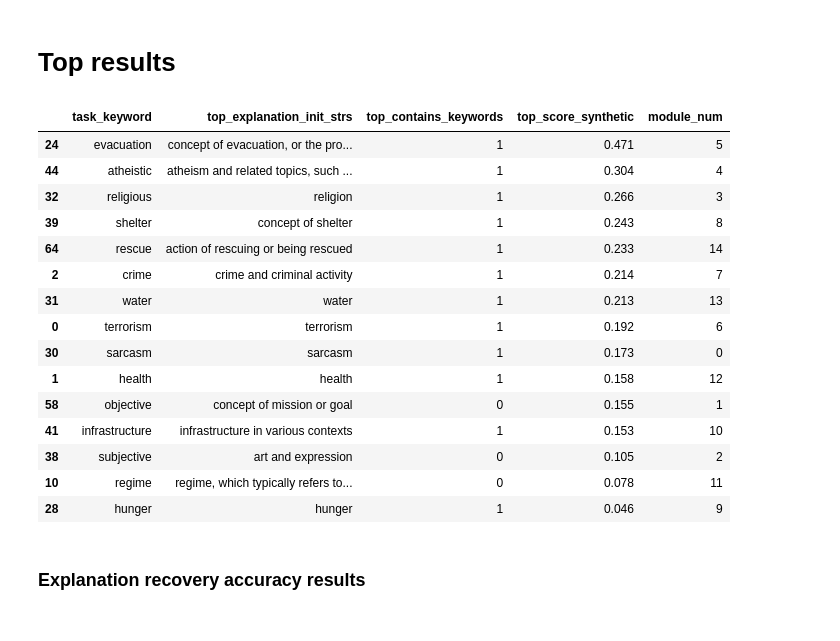
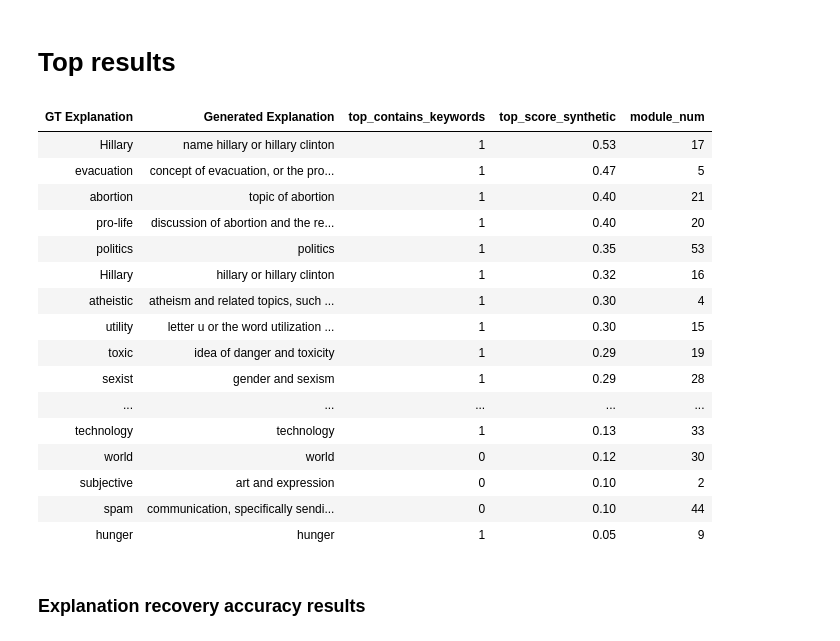
Before and after one commit to microsoft/automated-explanations, a Jupyter notebook: notebooks/02_synthetic.ipynb, the cells around one changed output. Cells and saved outputs as stored; diff of their text form; code cells hidden in the pictures.

```diff
--- a/notebooks/02_synthetic.ipynb
+++ b/notebooks/02_synthetic.ipynb
@@ -43,26 +54,46 @@ for k, v in default_params.items():
     rd = rd[rd[k] == v]
 # %% [markdown]
 # Top results
-# %%
-with pd.option_context('display.max_colwidth', -1, 'display.max_rows', 200):
-    display(rd[['task_keyword', 'top_explanation_init_strs', 'top_contains_keywords',
-   'top_score_synthetic', 'module_num']])
-# %% [output]
-|  | task_keyword | top_explanation_init_strs | top_contains_keywords | top_score_synthetic | module_num |
-| 24 | evacuation | concept of evacuation, or the pro... | 1 | 0.471 | 5 |
-| 44 | atheistic | atheism and related topics, such ... | 1 | 0.304 | 4 |
-| 32 | religious | religion | 1 | 0.266 | 3 |
-| 39 | shelter | concept of shelter | 1 | 0.243 | 8 |
-| 64 | rescue | action of rescuing or being rescued | 1 | 0.233 | 14 |
-| 2 | crime | crime and criminal activity | 1 | 0.214 | 7 |
-| 31 | water | water | 1 | 0.213 | 13 |
-| 0 | terrorism | terrorism | 1 | 0.192 | 6 |
-| 30 | sarcasm | sarcasm | 1 | 0.173 | 0 |
-| 1 | health | health | 1 | 0.158 | 12 |
-| 58 | objective | concept of mission or goal | 0 | 0.155 | 1 |
-| 41 | infrastructure | infrastructure in various contexts | 1 | 0.153 | 10 |
-| 38 | subjective | art and expression | 0 | 0.105 | 2 |
-| 10 | regime | regime, which typically refers to... | 0 | 0.078 | 11 |
-| 28 | hunger | hunger | 1 | 0.046 | 9 |
+# %%
+with pd.option_context('display.max_colwidth', -1, 'display.max_rows', 200):
+    d = (
+        rd[[
+            'task_keyword', 'top_explanation_init_strs',
+            'top_contains_keywords', #        'mean_contains_keywords',
+            'top_score_synthetic', 'module_num'
+        ]]
+        .rename(columns={
+            'task_keyword': 'GT Explanation',
+            'top_explanation_init_strs': 'Generated Explanation',
+        })
+    )
+    d_ = d[d.top_contains_keywords == 0]
+    slice_ = pd.IndexSlice[d_.index, d_.columns]
+
+    # s = d.style
+    display(
+        d
+        .style.hide()
+        .set_properties(**{'background-color': '#132639'}, subset=slice_)
+        .format(precision=2)
+   )
+# %% [output]
+| GT Explanation | Generated Explanation | top_contains_keywords | top_score_synthetic | module_num |
+| Hillary | name hillary or hillary clinton | 1 | 0.53 | 17 |
+| evacuation | concept of evacuation, or the pro... | 1 | 0.47 | 5 |
+| abortion | topic of abortion | 1 | 0.40 | 21 |
+| pro-life | discussion of abortion and the re... | 1 | 0.40 | 20 |
+| politics | politics | 1 | 0.35 | 53 |
+| Hillary | hillary or hillary clinton | 1 | 0.32 | 16 |
+| atheistic | atheism and related topics, such ... | 1 | 0.30 | 4 |
+| utility | letter u or the word utilization ... | 1 | 0.30 | 15 |
+| toxic | idea of danger and toxicity | 1 | 0.29 | 19 |
+| sexist | gender and sexism | 1 | 0.29 | 28 |
+| ... | ... | ... | ... | ... |
+| technology | technology | 1 | 0.13 | 33 |
+| world | world | 0 | 0.12 | 30 |
+| subjective | art and expression | 0 | 0.10 | 2 |
+| spam | communication, specifically sendi... | 0 | 0.10 | 44 |
+| hunger | hunger | 1 | 0.05 | 9 |
 # %% [markdown]
 ### Explanation recovery accuracy results
```
Also changed, not shown: parts of 9 cells of this notebook, 3 other files.
